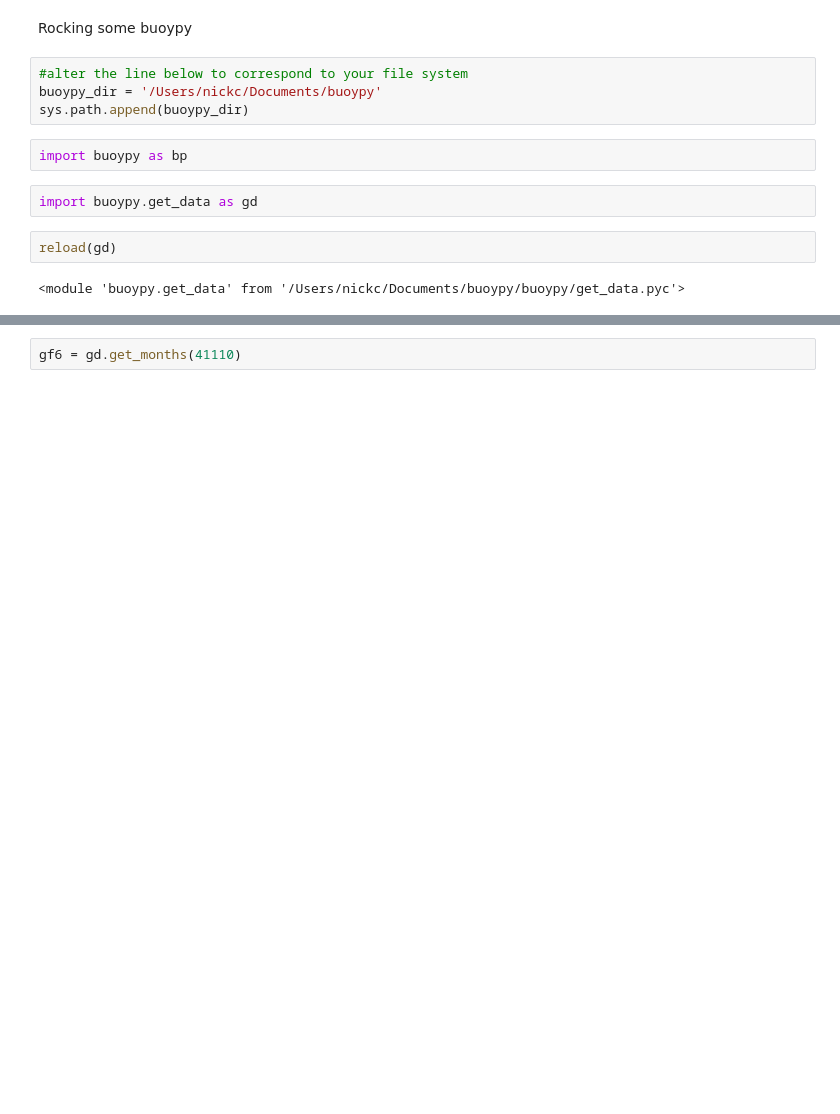
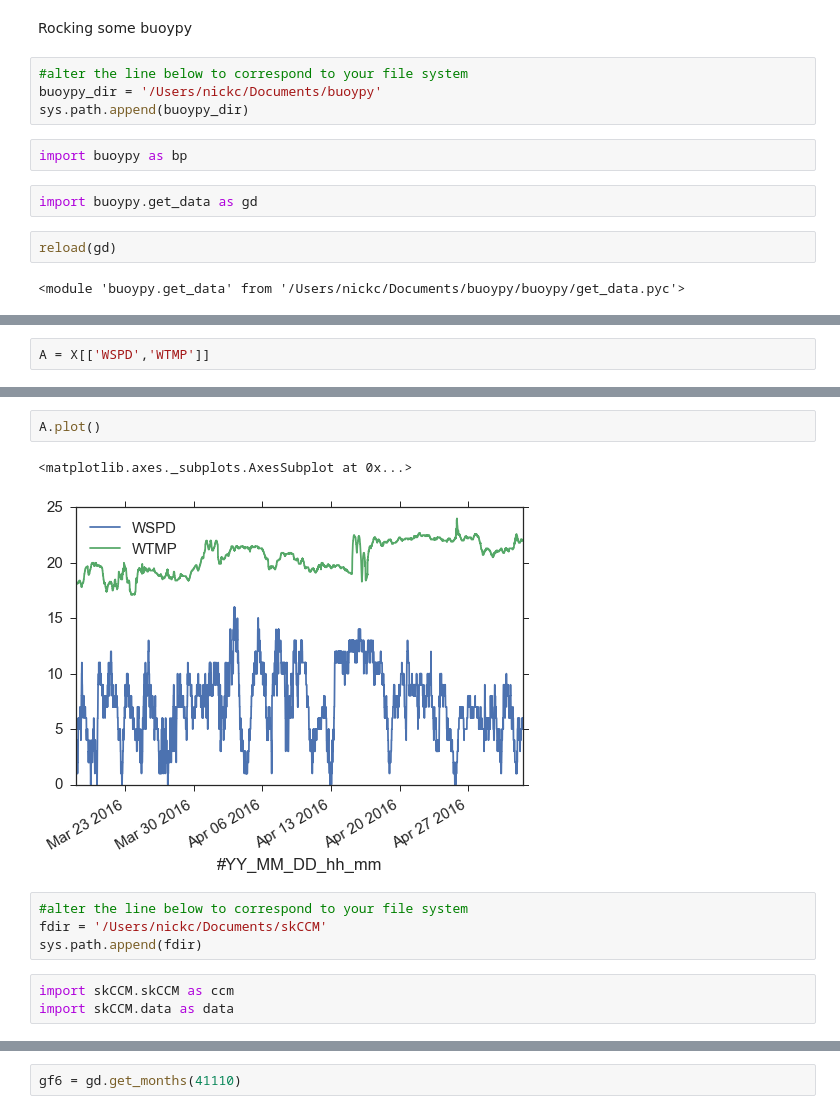
Before and after one commit to nickc1/buoypy, a Jupyter notebook: scripts/buoy_data_analysis.ipynb, the cells around one changed output, grey strips where cells are left out. Saved outputs shown, nothing was run; the diff lists cells and outputs as text; blank space fills up the shorter version.

```diff
--- a/scripts/buoy_data_analysis.ipynb
+++ b/scripts/buoy_data_analysis.ipynb
@@ -26,0 +47,2 @@ reload(gd)
+# %%
+A = X[['WSPD','WTMP']]
@@ -26,0 +78,12 @@ reload(gd)
+# %%
+A.plot()
+# %% [output]
+<matplotlib.axes._subplots.AxesSubplot at 0x...>
+[figure, added]
+# %%
+#alter the line below to correspond to your file system
+fdir = '/Users/nickc/Documents/skCCM'
+sys.path.append(fdir)
+# %%
+import skCCM.skCCM as ccm
+import skCCM.data as data
```
Also changed, not shown: parts of 23 cells of this notebook, 4 other files.
